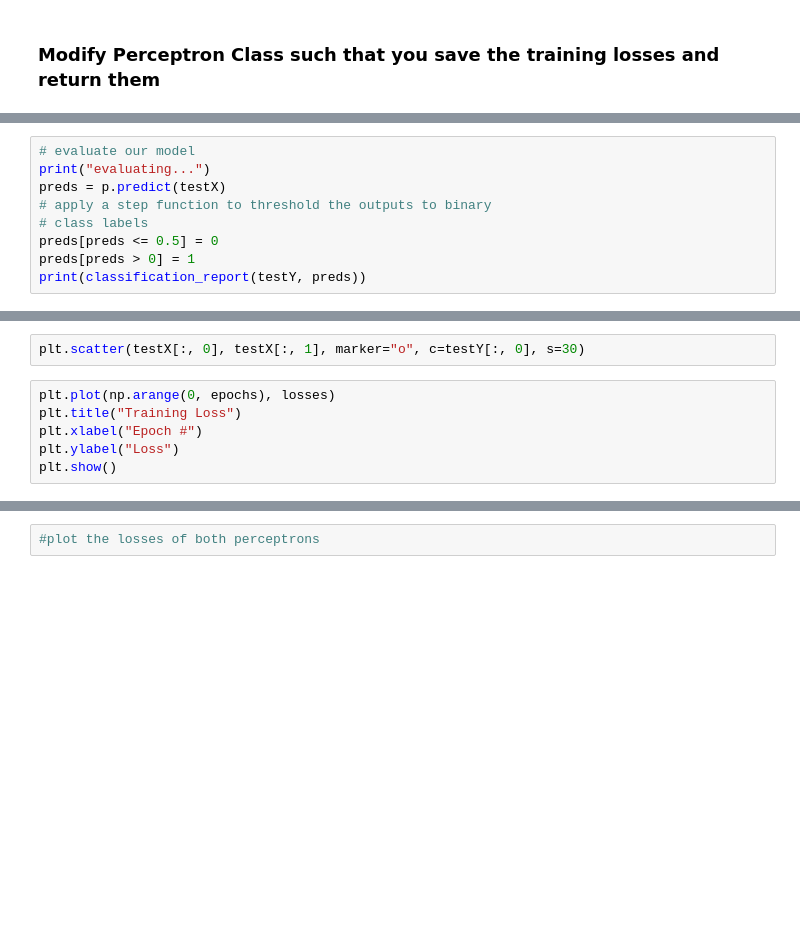
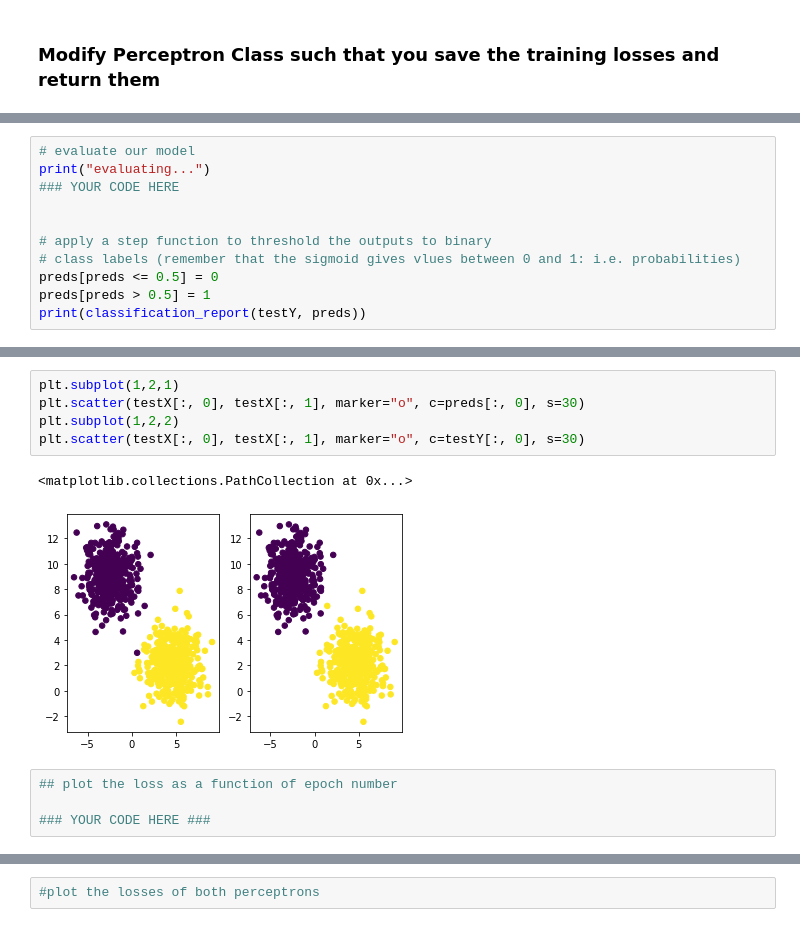
Before and after one commit to EdithChorev/Teaching_Backprop, a Jupyter notebook: 2_GDA.ipynb, the cells around one changed output, grey strips where cells are left out. Drawn from its saved outputs; the diff is of its cells as text; blank space fills up the shorter version.

```diff
--- a/2_GDA.ipynb
+++ b/2_GDA.ipynb
@@ -88,9 +111,11 @@ losses = p.fit(trainX, trainY, epochs=epochs)
 # %%
 # evaluate our model
 print("evaluating...")
-preds = p.predict(testX)
+### YOUR CODE HERE
+
+
 # apply a step function to threshold the outputs to binary
-# class labels
+# class labels (remember that the sigmoid gives vlues between 0 and 1: i.e. probabilities)
 preds[preds <= 0.5] = 0
-preds[preds > 0] = 1
+preds[preds > 0.5] = 1
 print(classification_report(testY, preds))
@@ -97,11 +132,15 @@ print(classification_report(testY, preds))
 # %%
+plt.subplot(1,2,1)
+plt.scatter(testX[:, 0], testX[:, 1], marker="o", c=preds[:, 0], s=30)
+plt.subplot(1,2,2)
 plt.scatter(testX[:, 0], testX[:, 1], marker="o", c=testY[:, 0], s=30)
+# %% [output]
+<matplotlib.collections.PathCollection at 0x...>
+[figure, added]
-# %%
-plt.plot(np.arange(0, epochs), losses)
-plt.title("Training Loss")
-plt.xlabel("Epoch #")
-plt.ylabel("Loss")
-plt.show()
+# %%
+## plot the loss as a function of epoch number
+
+### YOUR CODE HERE ###
 # %% [markdown]
 ### Gradient Descent can be very slow and wasteful.
 #### Especially if you are dealing with big data sets the computation becomes very coastly, yielding huge matrix calculations
```
Also changed, not shown: parts of 9 cells of this notebook, 3 other files.
